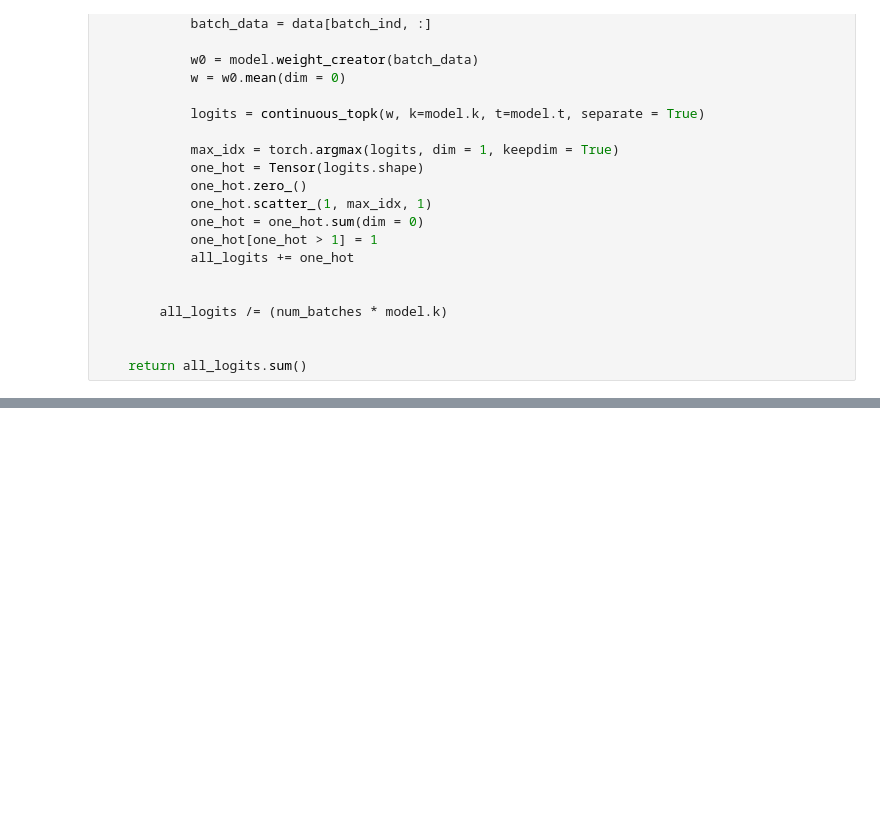
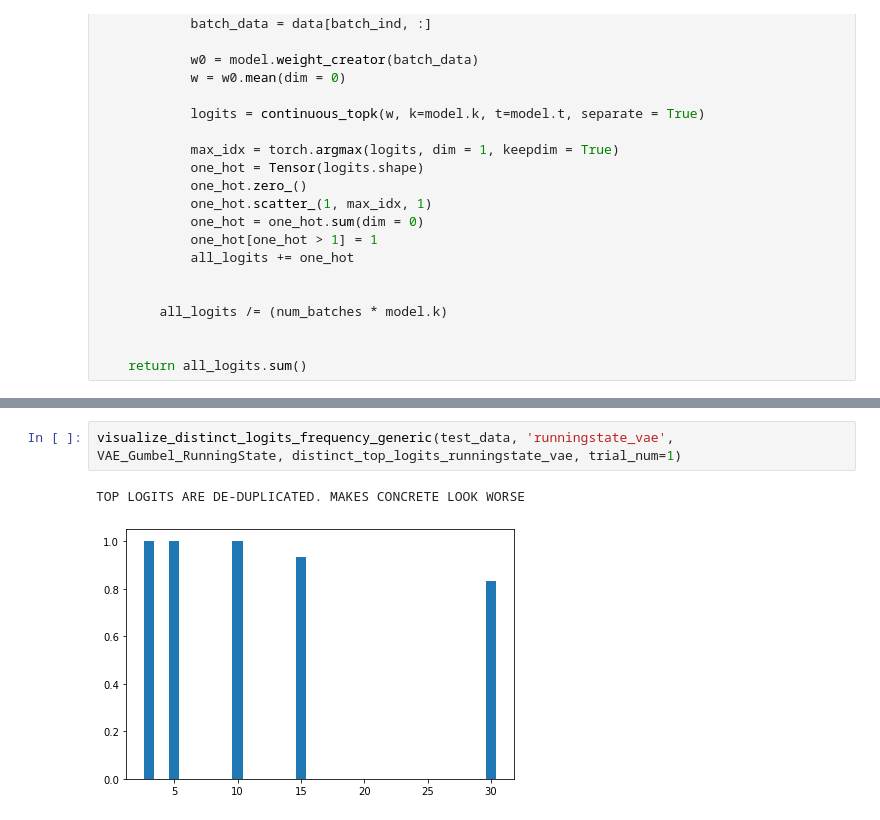
Before and after one commit to beelze-b/Differentiable-Sparse-Subset-Selection, a Jupyter notebook: notebooks/14_Visualization.ipynb, the cells around one changed output, grey strips where cells are left out. Drawn from its saved outputs; the diff is of its cells as text; blank space fills up the shorter version.

```diff
--- a/notebooks/14_Visualization.ipynb
+++ b/notebooks/14_Visualization.ipynb
@@ -817,0 +843,5 @@ tensor(0.6000, device='cuda:0')
+# %%
+visualize_distinct_logits_frequency_generic(test_data, 'runningstate_vae', VAE_Gumbel_RunningState, distinct_top_logits_runningstate_vae, trial_num=1)
+# %% [output]
+TOP LOGITS ARE DE-DUPLICATED. MAKES CONCRETE LOOK WORSE
+[figure, added]
```
Also changed, not shown: parts of 15 cells of this notebook.
